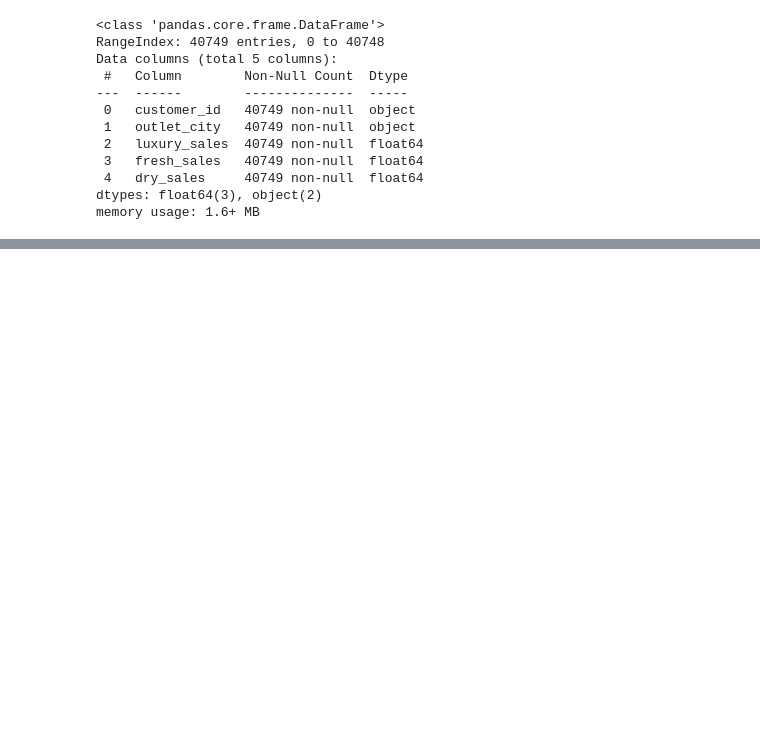
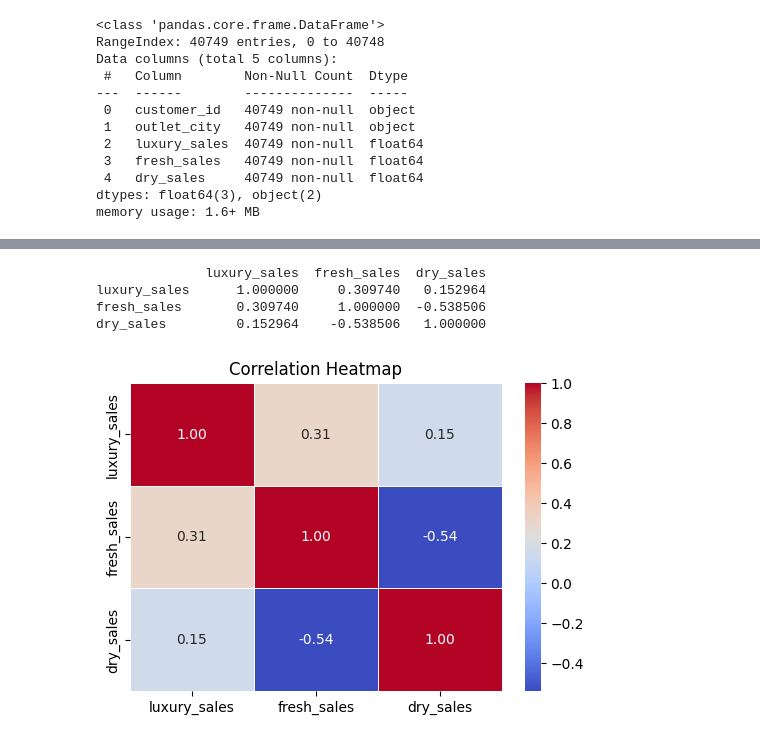
Before and after one commit to Krishnadayal/Data-Science-Project-Lifecycle, a Jupyter notebook: finalised_test.ipynb, the cells around one changed output, grey strips where cells are left out. Cells and saved outputs as stored; diff of their text form; code cells hidden in the pictures; blank space fills up the shorter version.

```diff
--- a/finalised_test.ipynb
+++ b/finalised_test.ipynb
@@ -465,0 +497,15 @@ memory usage: 1.6+ MB
+# %%
+correlation = kj_test[['luxury_sales', 'fresh_sales', 'dry_sales']].corr()
+print(correlation)
+# %% [output]
+              luxury_sales  fresh_sales  dry_sales
+luxury_sales      1.000000     0.309740   0.152964
+fresh_sales       0.309740     1.000000  -0.538506
+dry_sales         0.152964    -0.538506   1.000000
+# %%
+plt.figure(figsize=(6, 4))
+sns.heatmap(correlation, annot=True, cmap='coolwarm', fmt='.2f', linewidths=0.5)
+plt.title('Correlation Heatmap')
+plt.show()
+# %% [output]
+[figure, added]
```
Also changed, not shown: parts of 5 cells of this notebook.
